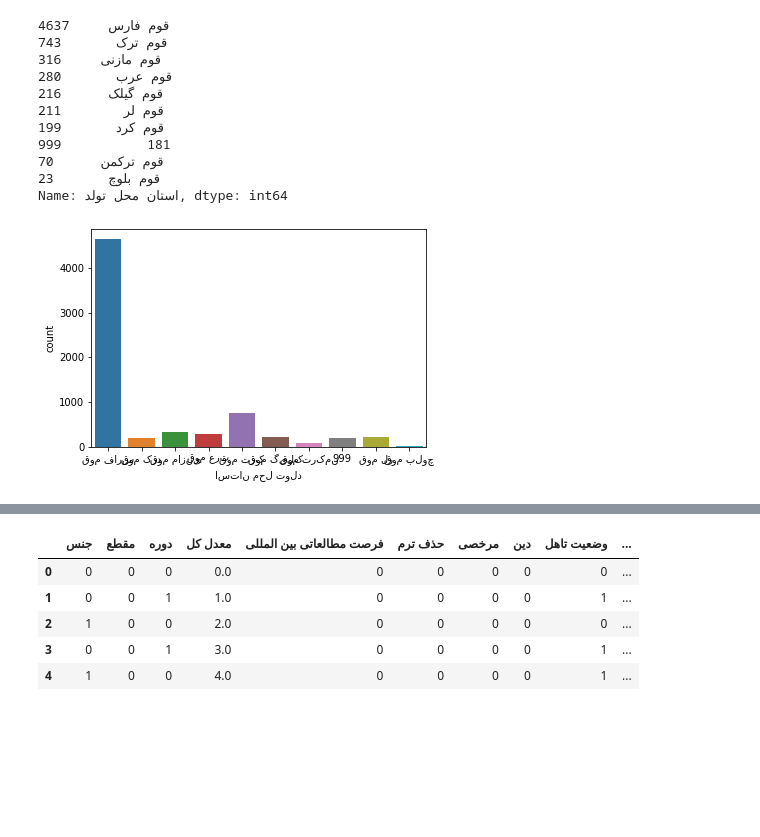
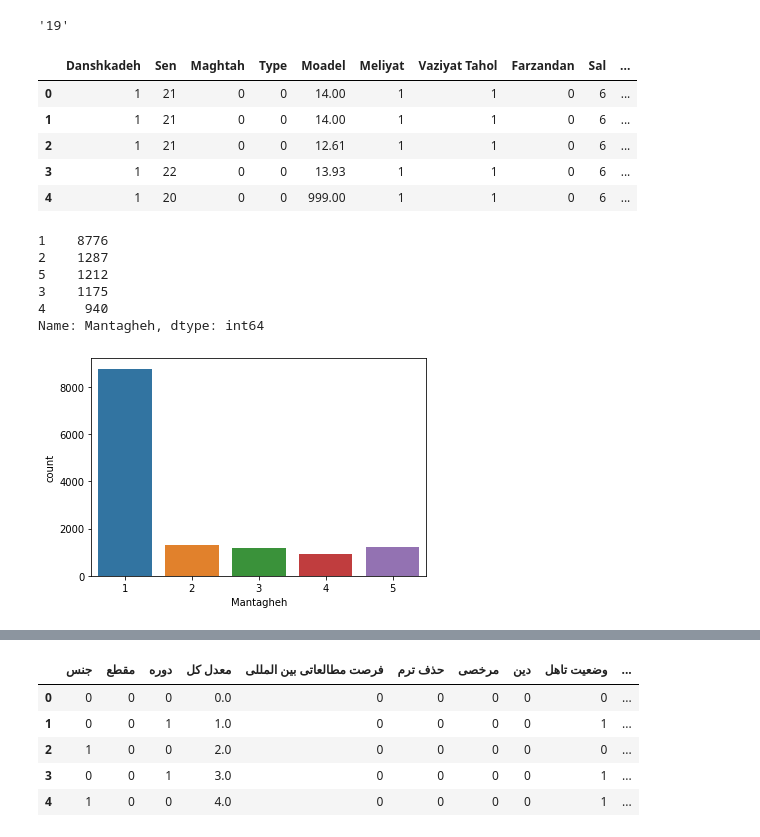
Before and after one commit to mghasemi19/ML_EconEduc, a Jupyter notebook: origins.ipynb, the cells around one changed output, grey strips where cells are left out. Saved outputs shown, nothing was run; the diff lists cells and outputs as text; code cells hidden in the pictures; blank space fills up the shorter version.

```diff
--- a/origins.ipynb
+++ b/origins.ipynb
@@ -26,0 +27,7 @@ df_test.head()
+# %%
+def remove_tags(string):
+    result = re.sub('<.*?>','',string)
+    return result
+
+df_test['Sen']=df_test['Sen'].apply(lambda cw : remove_tags(cw))
+df_test.head()
@@ -27,16 +41,40 @@ df_test.head()
+# %%
+test = '1380/01/19'
+day, month, year = test.split("/")
+year
+# %% [output]
+'19'
+# %%
+def age_calc(string):
+    year, month, day = string.split("/")
+    year = 1401 - int(year)
+    return year
+
+df_test['Sen']=df_test['Sen'].apply(lambda cw : age_calc(cw))
+df_test.head()
+# %% [output]
+|  | Danshkadeh | Sen | Maghtah | Type | Moadel | Meliyat | Vaziyat Tahol | Farzandan | Sal | ... |
+| 0 | 1 | 21 | 0 | 0 | 14.00 | 1 | 1 | 0 | 6 | ... |
+| 1 | 1 | 21 | 0 | 0 | 14.00 | 1 | 1 | 0 | 6 | ... |
+| 2 | 1 | 21 | 0 | 0 | 12.61 | 1 | 1 | 0 | 6 | ... |
+| 3 | 1 | 22 | 0 | 0 | 13.93 | 1 | 1 | 0 | 6 | ... |
+| 4 | 1 | 20 | 0 | 0 | 999.00 | 1 | 1 | 0 | 6 | ... |
+# %%
+cols = ['Danshkadeh', 'Sen', 'Maghtah', 'Type', 'Moadel', 'Meliyat',
+       'Vaziyat Tahol', 'Farzandan', 'Sal', 'Komak Mali', 'Jensiyat',
+       'Eteghal', 'Enseraf', 'Hazf', 'Morakhasi', 'Tagher Reshteh', 'Mehman',
+       'Mantagheh', 'GDP']
+df_test.columns = cols
+df_test.columns
+df_test = df_test.loc[~(df_test == 999).any(axis=1)]
 # %%
-sns.countplot(x='استان محل تولد', data=df_test)
-print(df_test['استان محل تولد'].value_counts())
+sns.countplot(x='Mantagheh', data=df_test)
+print(df_test['Mantagheh'].value_counts())
 # %% [output]
-قوم فارس     4637
-قوم ترک       743
-قوم مازنی     316
-قوم عرب       280
-قوم گیلک      216
-قوم لر        211
-قوم کرد       199
-999           181
-قوم ترکمن      70
-قوم بلوچ       23
-Name: استان محل تولد, dtype: int64
+1    8776
+2    1287
+5    1212
+3    1175
+4     940
+Name: Mantagheh, dtype: int64
-[figure, old version]
+[figure, new version]
```
Also changed, not shown: parts of 10 cells of this notebook, 3 other files.
